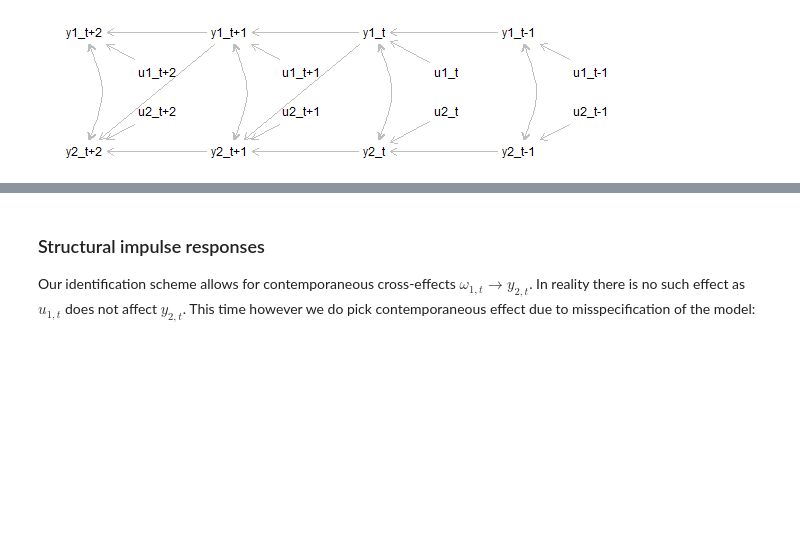
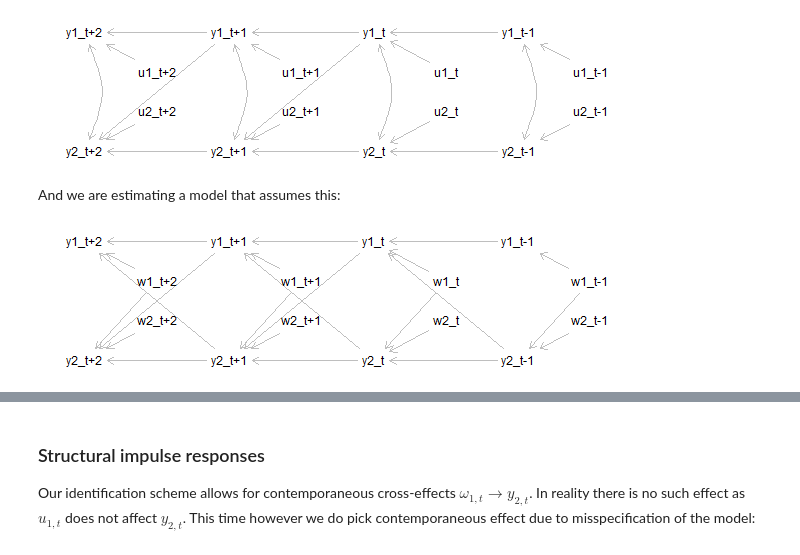
Before and after one commit to NoobQuant/Data_Science_Projects, a Jupyter notebook: stats/causality/ts_causality_2.ipynb, the cells around one changed output, grey strips where cells are left out. Cells and saved outputs as stored; diff of their text form; code cells hidden in the pictures; blank space fills up the shorter version.

```diff
--- a/stats/causality/ts_causality_2.ipynb
+++ b/stats/causality/ts_causality_2.ipynb
@@ -449,3 +455,43 @@ g = dagitty( 'dag {
 plot(g)
 # %% [output]
 [figure]
+# %% [markdown]
+And we are estimating a model that assumes this:
+# %%
+%%R -h 150 -w 600
+g = dagitty( 'dag {
+    "y1_t+2" [pos="0,1"]
+    "y2_t+2" [pos="0,4"]
+    "w1_t+2" [pos="1,2"]
+    "w2_t+2" [pos="1,3"]
+    "y1_t+1" [pos="2,1"]
+    "y2_t+1" [pos="2,4"]
+    "w1_t+1" [pos="3,2"]
+    "w2_t+1" [pos="3,3"]
+    "y1_t"   [pos="4,1"]
+    "y2_t"   [pos="4,4"]
+    "w1_t"   [pos="5,2"]
+    "w2_t"   [pos="5,3"]
+    "y1_t-1" [pos="6,1"]
+    "y2_t-1" [pos="6,4"]
+    "w1_t-1" [pos="7,2"]
+    "w2_t-1" [pos="7,3"]
+    "y1_t+2" <- "y1_t+1" <- "y1_t" <- "y1_t-1"
+    "y2_t+2" <- "y2_t+1" <- "y2_t" <- "y2_t-1"
+    "y1_t+2" <- "w1_t+2"
+    "y1_t+1" <- "w1_t+1"
+    "y1_t"   <- "w1_t"
+    "y1_t-1" <- "w1_t-1"
+    "w1_t+2" -> "y2_t+2" <- "w2_t+2"
+    "w1_t+1" -> "y2_t+1" <- "w2_t+1"
+    "w1_t" -> "y2_t"   <- "w2_t"
+    "w1_t-1" -> "y2_t-1" <- "w2_t-1"
+    "y2_t+2" <- "y1_t+1"
+    "y2_t+1" <- "y1_t"
+    "y1_t+2" <- "y2_t+1"
+    "y1_t+1" <- "y2_t"
+    "y1_t"   <- "y2_t-1"
+}')
+plot(g)
+# %% [output]
+[figure, added]
```
Also changed, not shown: parts of 17 cells of this notebook, 1 other file.
